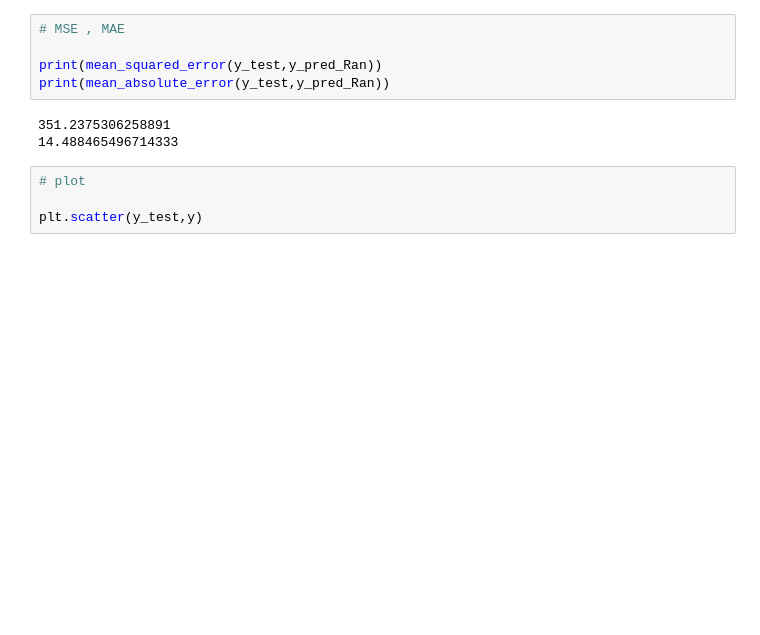
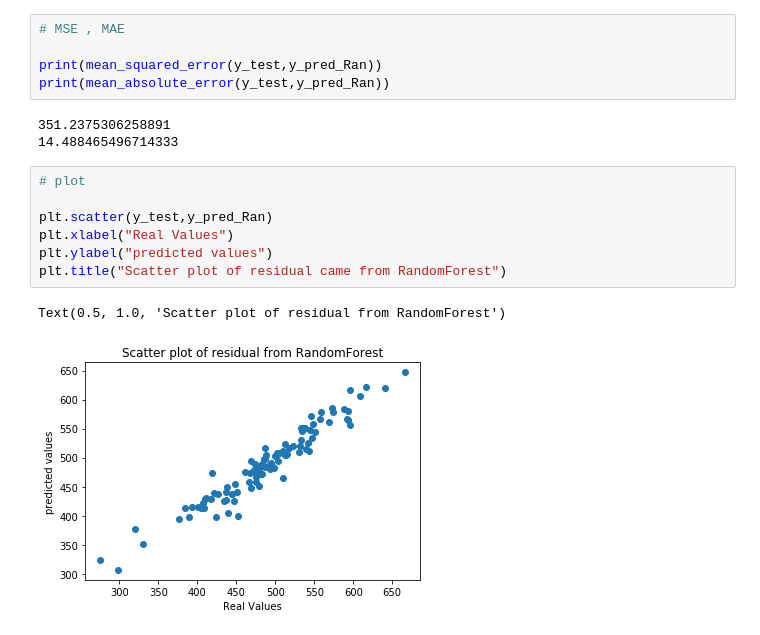
Before and after one commit to Mukesh8688/EcommerceCustomer, a Jupyter notebook: EcommerceCustomers.ipynb, the cells around one changed output. Cells and saved outputs as stored; diff of their text form; blank space fills up the shorter version.

```diff
--- a/EcommerceCustomers.ipynb
+++ b/EcommerceCustomers.ipynb
@@ -245,7 +353,13 @@ print(mean_absolute_error(y_test,y_pred_Ran))
 # %% [output]
 351.2375306258891
 14.488465496714333
-# %%
-# plot
-
-plt.scatter(y_test,y)
+# %%
+# plot
+
+plt.scatter(y_test,y_pred_Ran)
+plt.xlabel("Real Values")
+plt.ylabel("predicted values")
+plt.title("Scatter plot of residual came from RandomForest")
+# %% [output]
+Text(0.5, 1.0, 'Scatter plot of residual from RandomForest')
+[figure, added]
```
Also changed, not shown: parts of 14 cells of this notebook.
